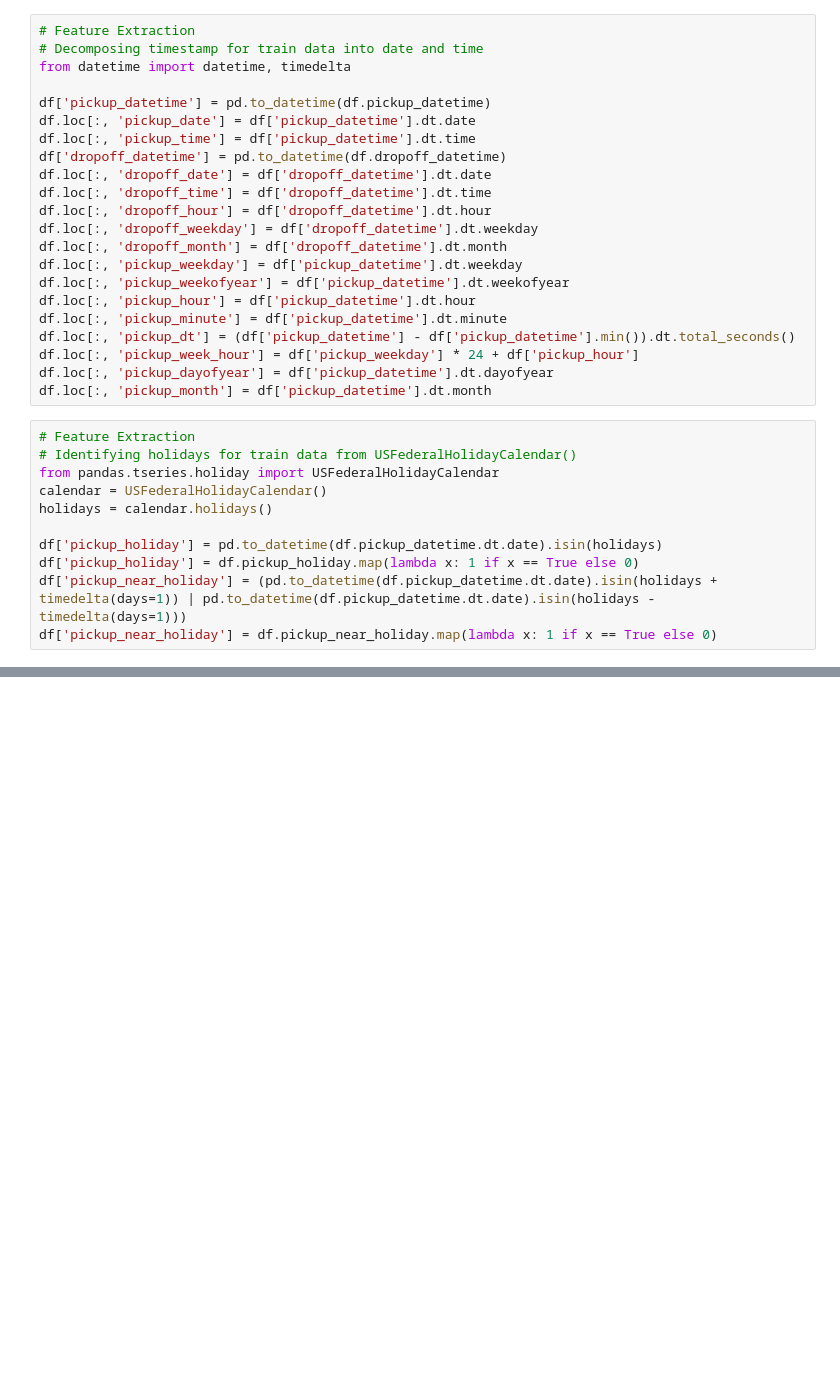
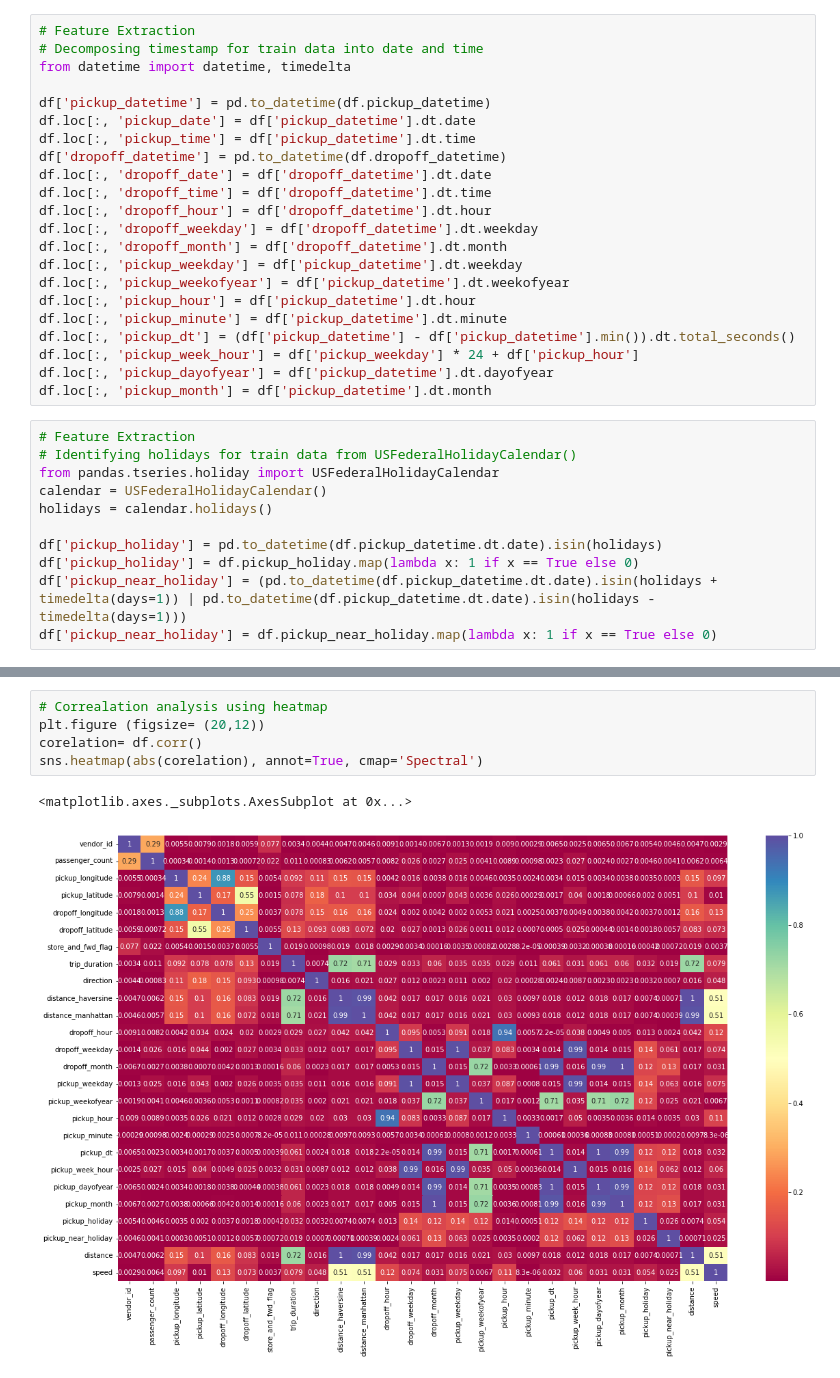
Before and after one commit to Prince11jain/NYC-Taxi-Trip-Time-Prediction, a Jupyter notebook: Copy_of_Copy_of_NYC_Taxi_Trip_Time_Prediction_Capstone_Project.ipynb, the cells around one changed output, grey strips where cells are left out. Saved outputs shown, nothing was run; the diff lists cells and outputs as text; blank space fills up the shorter version.

```diff
--- a/Copy_of_Copy_of_NYC_Taxi_Trip_Time_Prediction_Capstone_Project.ipynb
+++ b/Copy_of_Copy_of_NYC_Taxi_Trip_Time_Prediction_Capstone_Project.ipynb
@@ -591,0 +601,8 @@ df.head()
+# %%
+# Correalation analysis using heatmap
+plt.figure (figsize= (20,12))
+corelation= df.corr()
+sns.heatmap(abs(corelation), annot=True, cmap='Spectral')
+# %% [output]
+<matplotlib.axes._subplots.AxesSubplot at 0x...>
+[figure, added]
```
Also changed, not shown: parts of 41 cells of this notebook.
